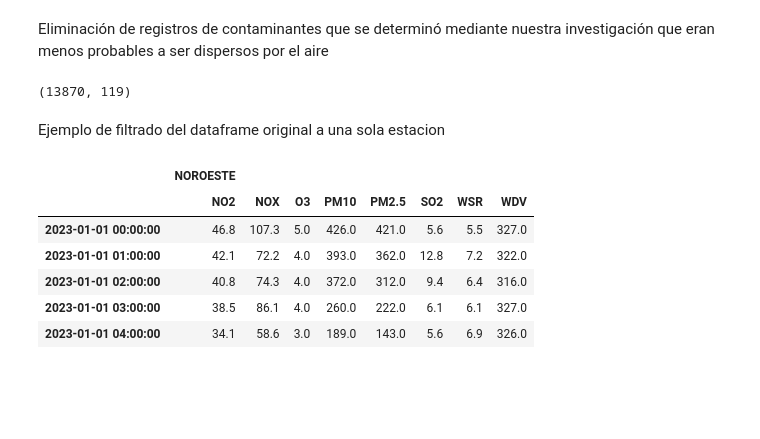
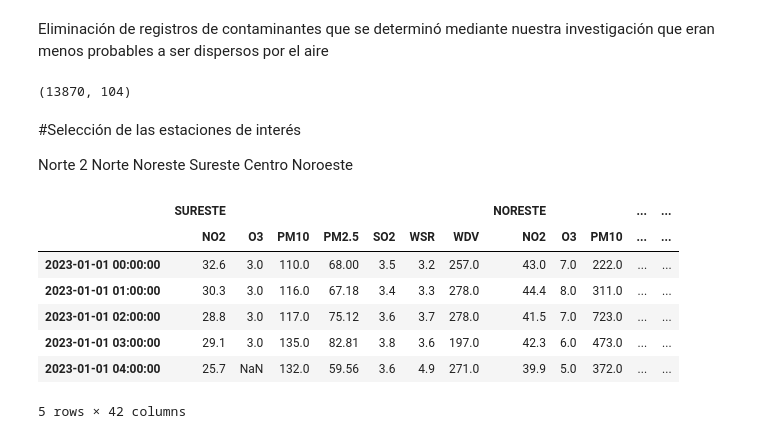
Before and after one commit to JuanjoBelt/MA2003B-PollutantFlowInTheWind, a Jupyter notebook: FiltradoColumnas.ipynb, the cells around one changed output. Cells and saved outputs as stored; diff of their text form; code cells hidden in the pictures; blank space fills up the shorter version.

```diff
--- a/FiltradoColumnas.ipynb
+++ b/FiltradoColumnas.ipynb
@@ -62,26 +67,34 @@ filtered_df.shape
 # %% [markdown]
 Eliminación de registros de contaminantes que se determinó mediante nuestra investigación que eran menos probables a ser dispersos por el aire
 # %%
-excluded_contaminants=["CO","NO","NOx"]
+excluded_contaminants=["CO","NO","NOX"]
 cols = filtered_df.columns.to_flat_index()
 filtered_cols= [col for col in cols if col[1] not in excluded_contaminants]
 filtered_df=filtered_df.loc[:,pd.MultiIndex.from_tuples(filtered_cols)]
 filtered_df.shape
 # %% [output]
-(13870, 119)
+(13870, 104)
-# %% [markdown]
-Ejemplo de filtrado del dataframe original a una sola estacion
+# %% [markdown]
+#Selección de las estaciones de interés
+
+Norte 2
+Norte
+Noreste
+Sureste
+Centro
+Noroeste
 # %%
-station="NOROESTE"
+stations=["NORTE 2","NORTE","NORESTE","SURESTE","CENTRO","NOROESTE"]
 cols= filtered_df.columns.to_flat_index()
-selected_columns = [col for col in cols if col[0] == station]
-Noroeste_df = filtered_df.loc[:, pd.MultiIndex.from_tuples(selected_columns)]
-Noroeste_df.head()
+selected_columns = [col for col in cols if col[0] in stations]
+df = filtered_df.loc[:, pd.MultiIndex.from_tuples(selected_columns)]
+df.head()
 # %% [output]
-|  | NOROESTE |  |  |  |  |  |  |  |
-|  | NO2 | NOX | O3 | PM10 | PM2.5 | SO2 | WSR | WDV |
-| 2023-01-01 00:00:00 | 46.8 | 107.3 | 5.0 | 426.0 | 421.0 | 5.6 | 5.5 | 327.0 |
-| 2023-01-01 01:00:00 | 42.1 | 72.2 | 4.0 | 393.0 | 362.0 | 12.8 | 7.2 | 322.0 |
-| 2023-01-01 02:00:00 | 40.8 | 74.3 | 4.0 | 372.0 | 312.0 | 9.4 | 6.4 | 316.0 |
-| 2023-01-01 03:00:00 | 38.5 | 86.1 | 4.0 | 260.0 | 222.0 | 6.1 | 6.1 | 327.0 |
-| 2023-01-01 04:00:00 | 34.1 | 58.6 | 3.0 | 189.0 | 143.0 | 5.6 | 6.9 | 326.0 |
+|  | SURESTE |  |  |  |  |  |  | NORESTE |  |  | ... | ... |
+|  | NO2 | O3 | PM10 | PM2.5 | SO2 | WSR | WDV | NO2 | O3 | PM10 | ... | ... |
+| 2023-01-01 00:00:00 | 32.6 | 3.0 | 110.0 | 68.00 | 3.5 | 3.2 | 257.0 | 43.0 | 7.0 | 222.0 | ... | ... |
+| 2023-01-01 01:00:00 | 30.3 | 3.0 | 116.0 | 67.18 | 3.4 | 3.3 | 278.0 | 44.4 | 8.0 | 311.0 | ... | ... |
+| 2023-01-01 02:00:00 | 28.8 | 3.0 | 117.0 | 75.12 | 3.6 | 3.7 | 278.0 | 41.5 | 7.0 | 723.0 | ... | ... |
+| 2023-01-01 03:00:00 | 29.1 | 3.0 | 135.0 | 82.81 | 3.8 | 3.6 | 197.0 | 42.3 | 6.0 | 473.0 | ... | ... |
+| 2023-01-01 04:00:00 | 25.7 | NaN | 132.0 | 59.56 | 3.6 | 4.9 | 271.0 | 39.9 | 5.0 | 372.0 | ... | ... |
+5 rows × 42 columns
```
Also changed, not shown: parts of 23 cells of this notebook, 1 other file.
